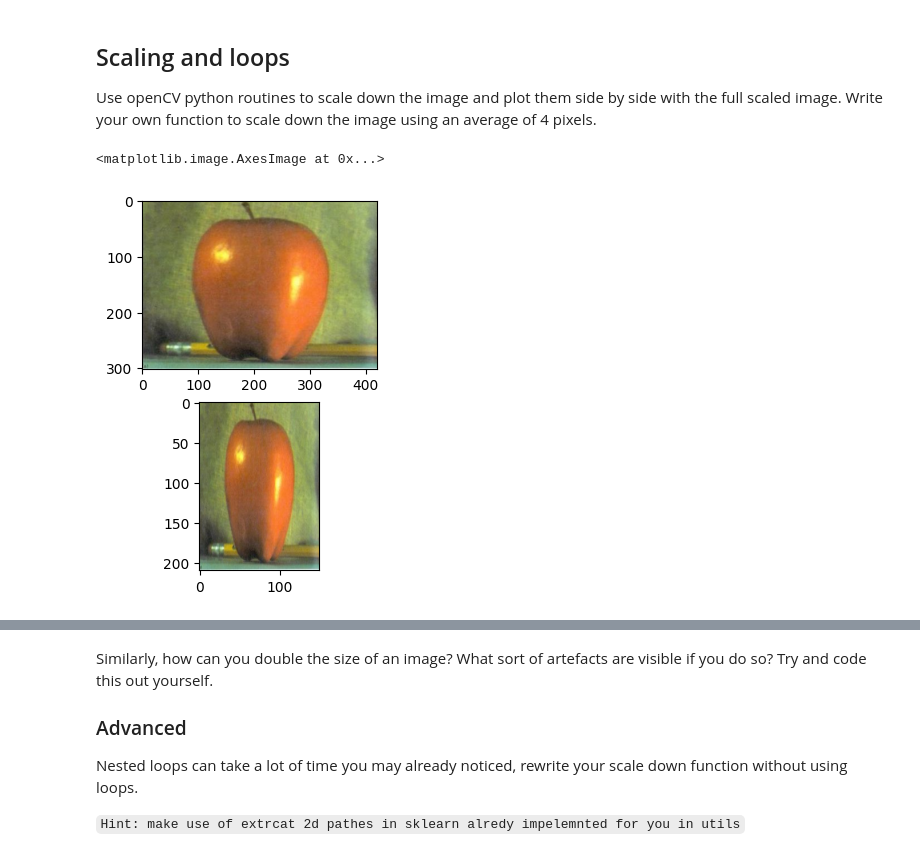
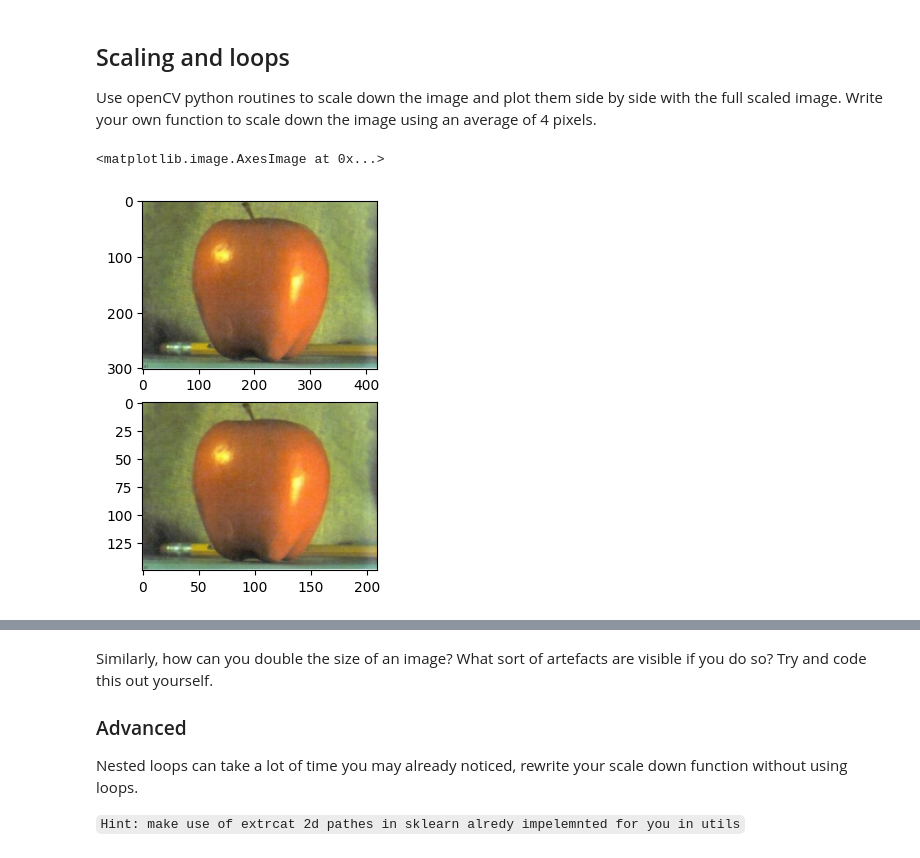
Before and after one commit to Davidyz/ImPro26, a Jupyter notebook: labs/week_1.ipynb, the cells around one changed output, grey strips where cells are left out. Cells and saved outputs as stored; diff of their text form; code cells hidden in the pictures.

```diff
--- a/labs/week_1.ipynb
+++ b/labs/week_1.ipynb
@@ -117,14 +117,14 @@ Write your own function to scale down the image using an average of 4 pixels.
 # %%
 scaled_img = rgb_img # replace this part
 
 fig, axes = plt.subplots(2,1)
 # display original image
 axes[0].imshow(rgb_img)
 # display scaled down image
-axes[1].imshow(cv2.resize(rgb_img, [i // 2 for i in rgb_img.shape[:2]]))
+axes[1].imshow(cv2.resize(rgb_img, (w // 2, h // 2), 0.5, 0.5))
 # %% [output]
 <matplotlib.image.AxesImage at 0x...>
-[figure, old version]
+[figure, new version]
 # %%
 def average_scale_down(img):
     '''
```
Also changed, not shown: parts of 1 cell of this notebook.
